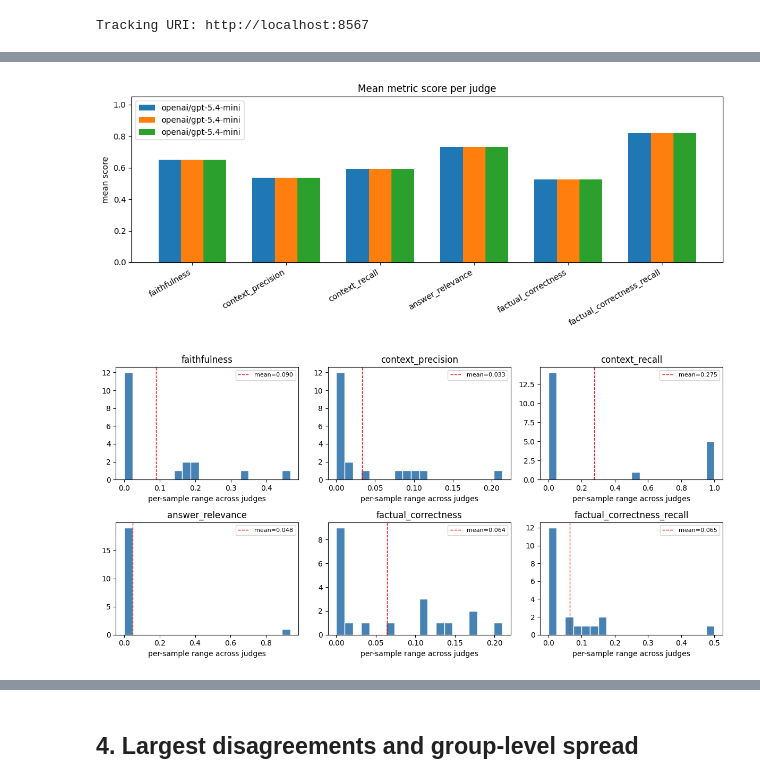
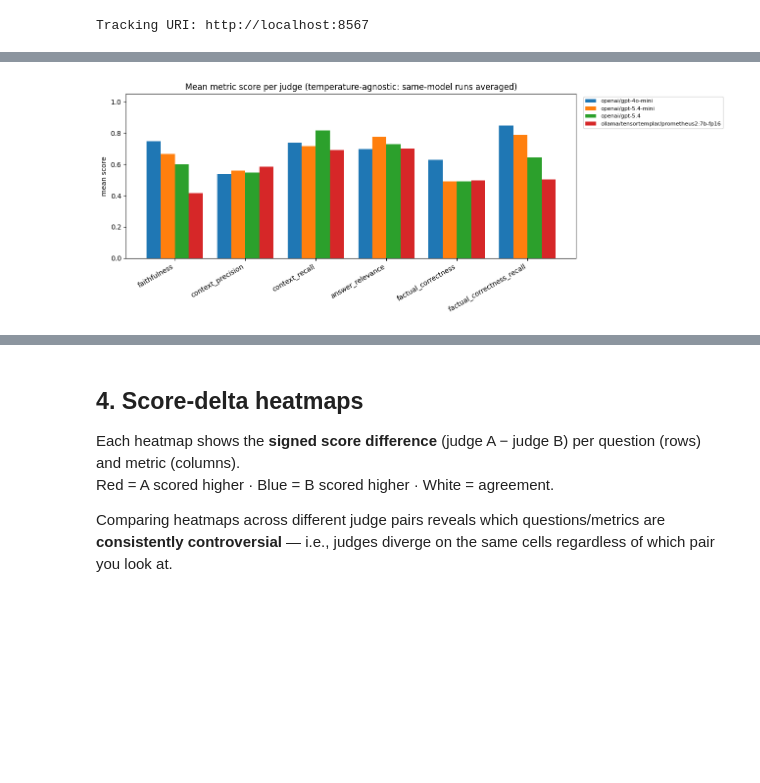
Before and after one commit to MaheeGamage/langchain-rag, a Jupyter notebook: experimentation/mlflow-query/compare_3_judges.ipynb, the cells around one changed output, grey strips where cells are left out. Saved outputs shown, nothing was run; the diff lists cells and outputs as text; code cells hidden in the pictures; blank space fills up the shorter version.

```diff
--- a/experimentation/mlflow-query/compare_3_judges.ipynb
+++ b/experimentation/mlflow-query/compare_3_judges.ipynb
@@ -281,35 +322,44 @@ display(agreement_df)
 # %%
-x = np.arange(len(metric_cols_present))
-bar_w = 0.24
-offsets = np.linspace(-(len(JUDGE_ORDER) - 1) / 2, (len(JUDGE_ORDER) - 1) / 2, len(JUDGE_ORDER)) * bar_w
+# Bar chart: mean score per judge model
+x      = np.arange(len(metric_cols_present))
+bar_w  = min(0.8 / max(len(JUDGE_KEYS), 1), 0.35)
+offsets = np.linspace(-(len(JUDGE_KEYS)-1)/2, (len(JUDGE_KEYS)-1)/2, len(JUDGE_KEYS)) * bar_w
 
-fig, ax = plt.subplots(figsize=(11, 4.5))
-for offset, label in zip(offsets, JUDGE_ORDER):
-    ax.bar(x + offset, [overall.loc[c, JUDGE_LABELS[label]] for c in metric_cols_present], bar_w, label=JUDGE_LABELS[label])
-
+fig, ax = plt.subplots(figsize=(13, 5))
+for offset, jk, safe in zip(offsets, JUDGE_KEYS, JUDGE_SAFE):
+    vals = [judge_wide[f"{c}__{safe}"].mean() if f"{c}__{safe}" in judge_wide.columns else np.nan
+            for c in metric_cols_present]
+    ax.bar(x + offset, vals, bar_w, label=jk)
 ax.set_xticks(x)
 ax.set_xticklabels(metric_cols_present, rotation=30, ha="right")
 ax.set_ylim(0, 1.05)
 ax.set_ylabel("mean score")
-ax.set_title("Mean metric score per judge")
-ax.legend()
+ax.set_title("Mean metric score per judge (temperature-agnostic: same-model runs averaged)")
+ax.legend(bbox_to_anchor=(1.01, 1), loc="upper left", fontsize=8)
 plt.tight_layout()
 plt.show()
 
-fig, axes = plt.subplots(2, int(np.ceil(len(metric_cols_present) / 2)), figsize=(12, 6))
-axes = np.array(axes).ravel()
-for i, c in enumerate(metric_cols_present):
-    ax = axes[i]
-    vals = wide[f"{c}__range"].dropna()
-    ax.hist(vals, bins=20, color="steelblue", edgecolor="white")
-    ax.axvline(vals.mean(), color="red", linestyle="--", linewidth=1, label=f"mean={vals.mean():.3f}")
-    ax.set_title(c)
-    ax.set_xlabel("per-sample range across judges")
-    ax.legend(fontsize=8)
-for j in range(i + 1, len(axes)):
-    axes[j].axis("off")
-plt.tight_layout()
-plt.show()
+# Pairwise agreement table (judge model vs judge model)
+agree_rows = []
+for (jk_l, safe_l), (jk_r, safe_r) in itertools.combinations(zip(JUDGE_KEYS, JUDGE_SAFE), 2):
+    for c in metric_cols_present:
+        col_l, col_r = f"{c}__{safe_l}", f"{c}__{safe_r}"
+        if col_l not in judge_wide.columns or col_r not in judge_wide.columns:
+            continue
+        a, b = judge_wide[col_l], judge_wide[col_r]
+        mask = a.notna() & b.notna()
+        a_, b_ = a[mask], b[mask]
+        n = int(mask.sum())
+        agree_rows.append({
+            "metric":    c,
+            "judge_A":   jk_l,
+            "judge_B":   jk_r,
+            "n":         n,
+            "pearson":   a_.corr(b_, method="pearson")  if n > 1 else np.nan,
+            "spearman":  a_.corr(b_, method="spearman") if n > 1 else np.nan,
+            "mae":       (a_ - b_).abs().mean()         if n else np.nan,
+        })
+agree_df = pd.DataFrame(agree_rows).round(4)
+display(agree_df)
 # %% [output]
-[figure, old version]
+[figure, new version]
-[figure, removed]
@@ -316,3 +383,8 @@ plt.show()
 # %% [markdown]
-## 4. Largest disagreements and group-level spread
+## 4. Score-delta heatmaps
+
+Each heatmap shows the **signed score difference** (judge A − judge B) per question (rows) and metric (columns).
+Red = A scored higher · Blue = B scored higher · White = agreement.
+
+Comparing heatmaps across different judge pairs reveals which questions/metrics are **consistently controversial** — i.e., judges diverge on the same cells regardless of which pair you look at.
 # %%
```
Also changed, not shown: parts of 24 cells of this notebook, 5 other files.
